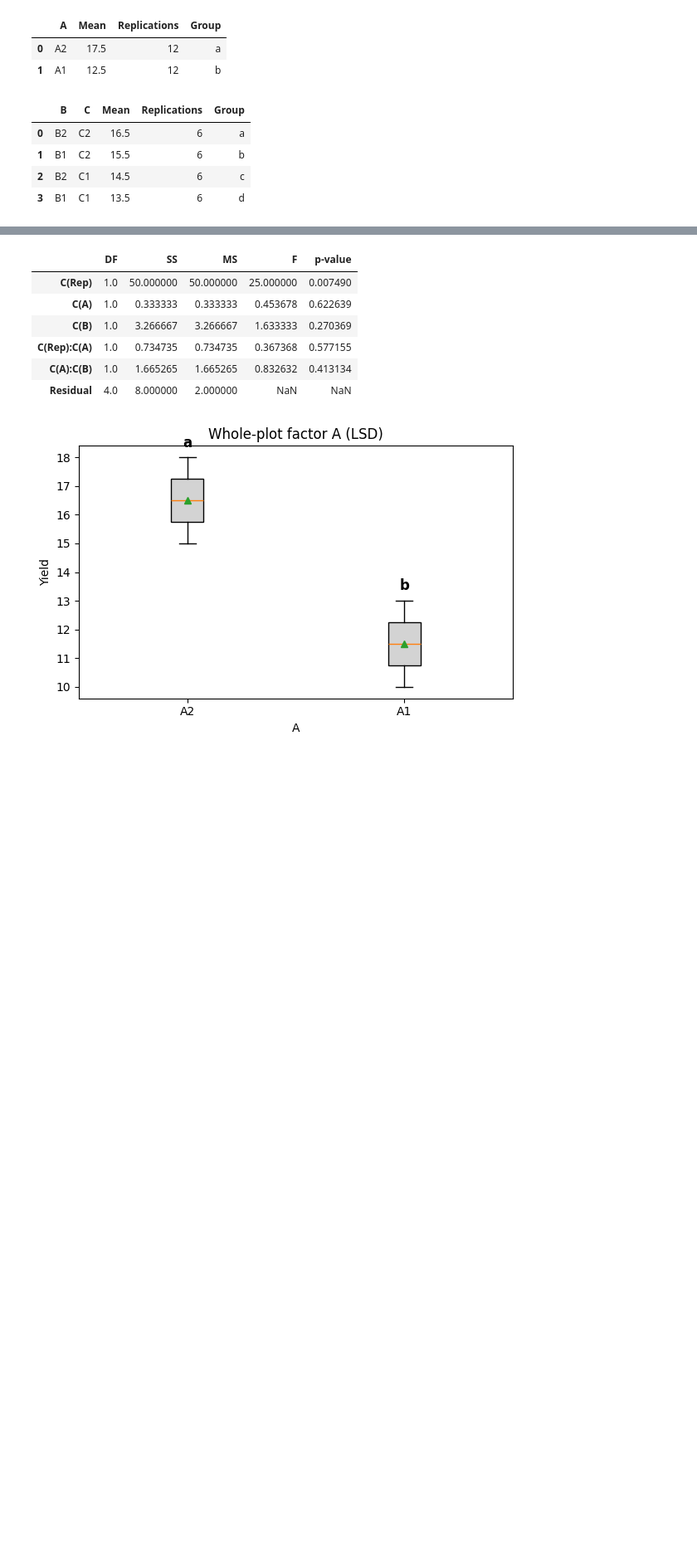
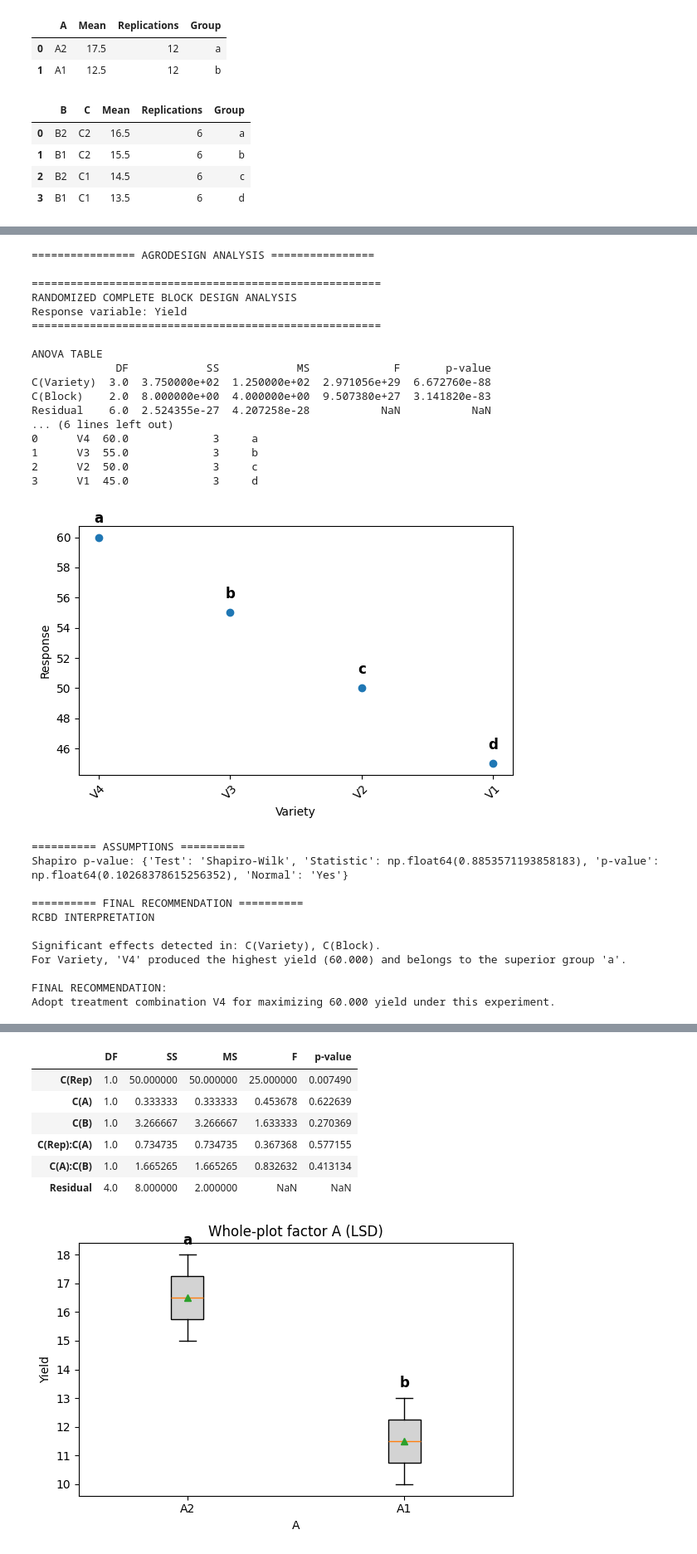
Before and after one commit to DeepStatistix/AgroDesign, a Jupyter notebook: examples/test_anova.ipynb, the cells around one changed output, grey strips where cells are left out. Shown at 83% size. Saved outputs shown, nothing was run; the diff lists cells and outputs as text; code cells hidden in the pictures; blank space fills up the shorter version.

```diff
--- a/examples/test_anova.ipynb
+++ b/examples/test_anova.ipynb
@@ -295,0 +379,41 @@ from agrodesign.plots.boxplot_letters import boxplot_letters
+# %%
+df = pd.DataFrame({
+    "Block": [1,1,1,1,2,2,2,2,3,3,3,3],
+    "Variety": ["V1","V2","V3","V4"]*3,
+    "Yield": [
+        45,50,55,60,
+        44,49,54,59,
+        46,51,56,61
+    ]
+})
+Experiment(df,"Yield").rcbd("Variety","Block").run()
+# %% [output]
+================ AGRODESIGN ANALYSIS ================
+
+======================================================
+RANDOMIZED COMPLETE BLOCK DESIGN ANALYSIS
+Response variable: Yield
+======================================================
+
+ANOVA TABLE
+             DF            SS            MS             F       p-value
+C(Variety)  3.0  3.750000e+02  1.250000e+02  2.971056e+29  6.672760e-88
+C(Block)    2.0  8.000000e+00  4.000000e+00  9.507380e+27  3.141820e-83
+Residual    6.0  2.524355e-27  4.207258e-28           NaN           NaN
+... (6 lines left out)
+0      V4  60.0             3     a
+1      V3  55.0             3     b
+2      V2  50.0             3     c
+3      V1  45.0             3     d
+[figure, added]
+========== ASSUMPTIONS ==========
+Shapiro p-value: {'Test': 'Shapiro-Wilk', 'Statistic': np.float64(0.8853571193858183), 'p-value': np.float64(0.10268378615256352), 'Normal': 'Yes'}
+
+========== FINAL RECOMMENDATION ==========
+RCBD INTERPRETATION
+
+Significant effects detected in: C(Variety), C(Block).
+For Variety, 'V4' produced the highest yield (60.000) and belongs to the superior group 'a'.
+
+FINAL RECOMMENDATION:
+Adopt treatment combination V4 for maximizing 60.000 yield under this experiment.
```
Also changed, not shown: parts of 13 cells of this notebook, 19 other files.
